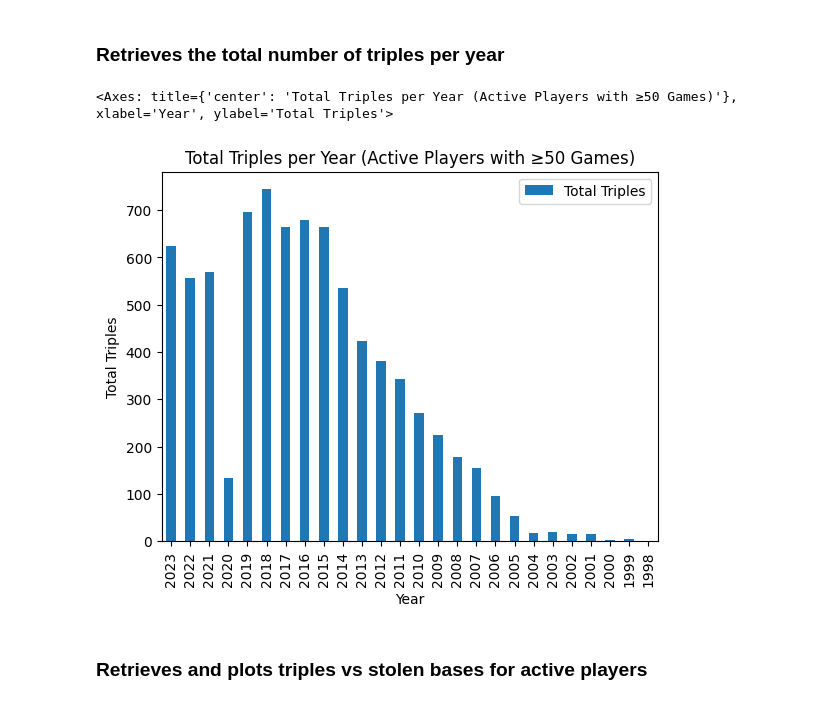
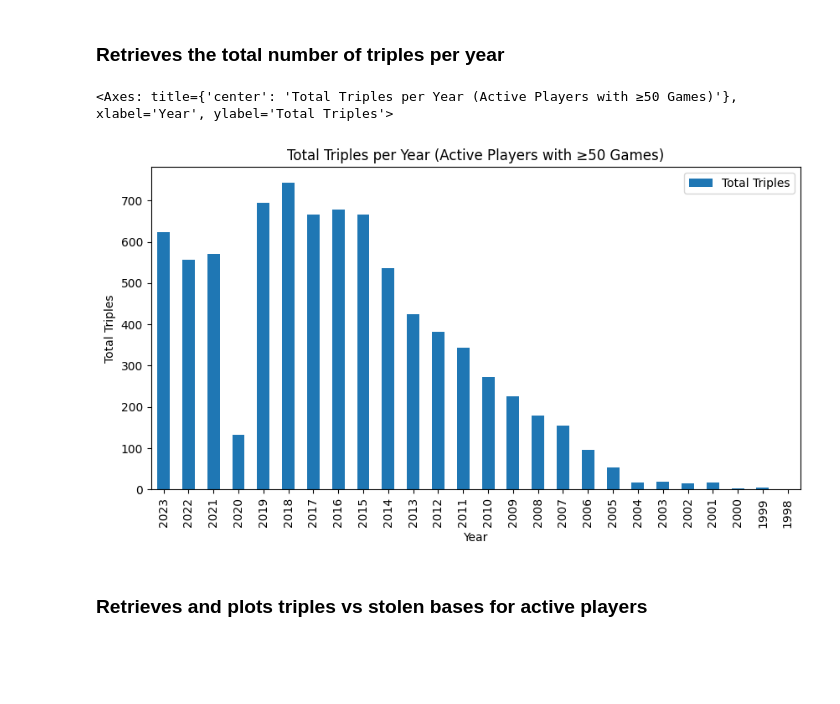
Before and after one commit to randel-bjorkquist/jupyter-notebooks-vscode, a Jupyter notebook: Project3_Data_Querying_and_Cleaning.ipynb, the cells around one changed output. Drawn from its saved outputs; the diff is of its cells as text; code cells hidden in the pictures; blank space fills up the shorter version.

```diff
--- a/Project3_Data_Querying_and_Cleaning.ipynb
+++ b/Project3_Data_Querying_and_Cleaning.ipynb
@@ -751,32 +751,33 @@ df.head(10)
 # %%
 #'engine' AND 'CTEs' are defined above ...
 triples_per_year = """
 SELECT
    BS.yearID      AS 'Year'
   ,SUM(BS._3B)    AS 'Total Triples'
 FROM
   active_players                  AS AP
     INNER JOIN eligible_players   AS EP
       INNER JOIN batting_stats    AS BS
         ON EP.playerID = BS.playerID
       ON AP.playerID = EP.playerID
 GROUP BY
   BS.yearID
 ORDER BY
   BS.yearID DESC;
 """
 
 triples = CTEs + triples_per_year
 
 df = pd.read_sql(triples, engine)
 df.plot.bar( x = 'Year'
             ,y = 'Total Triples'
             ,title  = 'Total Triples per Year (Active Players with ≥50 Games)'
             ,xlabel = 'Year'
-            ,ylabel = 'Total Triples')
+            ,ylabel = 'Total Triples'
+            ,figsize=(10,5))
 # %% [output]
 <Axes: title={'center': 'Total Triples per Year (Active Players with ≥50 Games)'}, xlabel='Year', ylabel='Total Triples'>
-[figure, old version]
+[figure, new version]
 # %% [markdown]
 ### Retrieves and plots triples vs stolen bases for active players
 # %%
```
Also changed, not shown: parts of 39 cells of this notebook.
